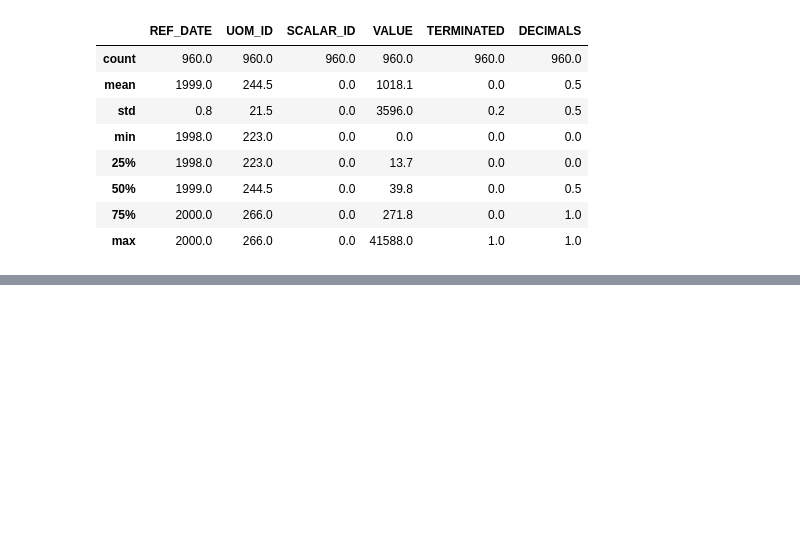
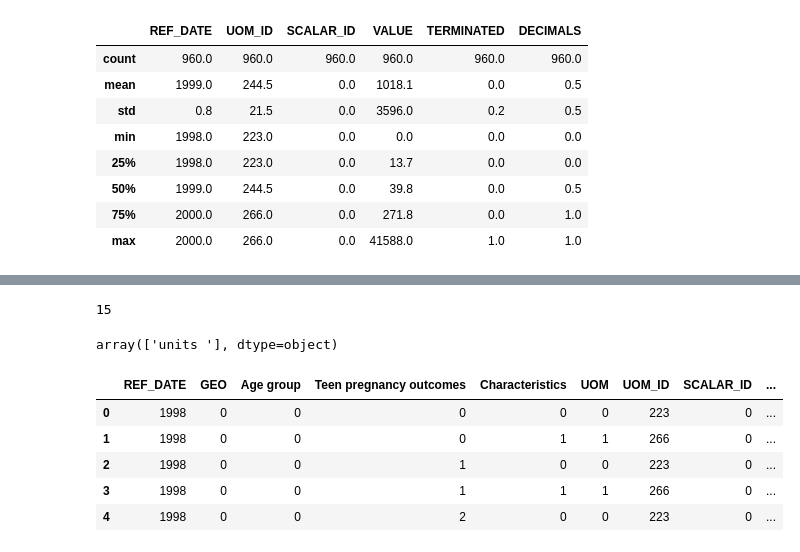
Before and after one commit to marycosta/canada-teen-pregnancies-prediction, a Jupyter notebook: data_analysis.ipynb, the cells around one changed output, grey strips where cells are left out. Saved outputs shown, nothing was run; the diff lists cells and outputs as text; code cells hidden in the pictures; blank space fills up the shorter version.

```diff
--- a/data_analysis.ipynb
+++ b/data_analysis.ipynb
@@ -56,0 +79,4 @@ data.describe().round(1)
+# %%
+len(data["GEO"].unique())
+# %% [output]
+15
@@ -56,0 +86,5 @@ data.describe().round(1)
+# %%
+data["SCALAR_FACTOR"].unique()
+# É possivel dizer que essa coluna é dispensável, já que tras um unico tipo de dado
+# %% [output]
+array(['units '], dtype=object)
@@ -56,0 +93,9 @@ data.describe().round(1)
+# %%
+data.head()
+# %% [output]
+|  | REF_DATE | GEO | Age group | Teen pregnancy outcomes | Characteristics | UOM | UOM_ID | SCALAR_ID | ... |
+| 0 | 1998 | 0 | 0 | 0 | 0 | 0 | 223 | 0 | ... |
+| 1 | 1998 | 0 | 0 | 0 | 1 | 1 | 266 | 0 | ... |
+| 2 | 1998 | 0 | 0 | 1 | 0 | 0 | 223 | 0 | ... |
+| 3 | 1998 | 0 | 0 | 1 | 1 | 1 | 266 | 0 | ... |
+| 4 | 1998 | 0 | 0 | 2 | 0 | 0 | 223 | 0 | ... |
```
Also changed, not shown: parts of 9 cells of this notebook.
